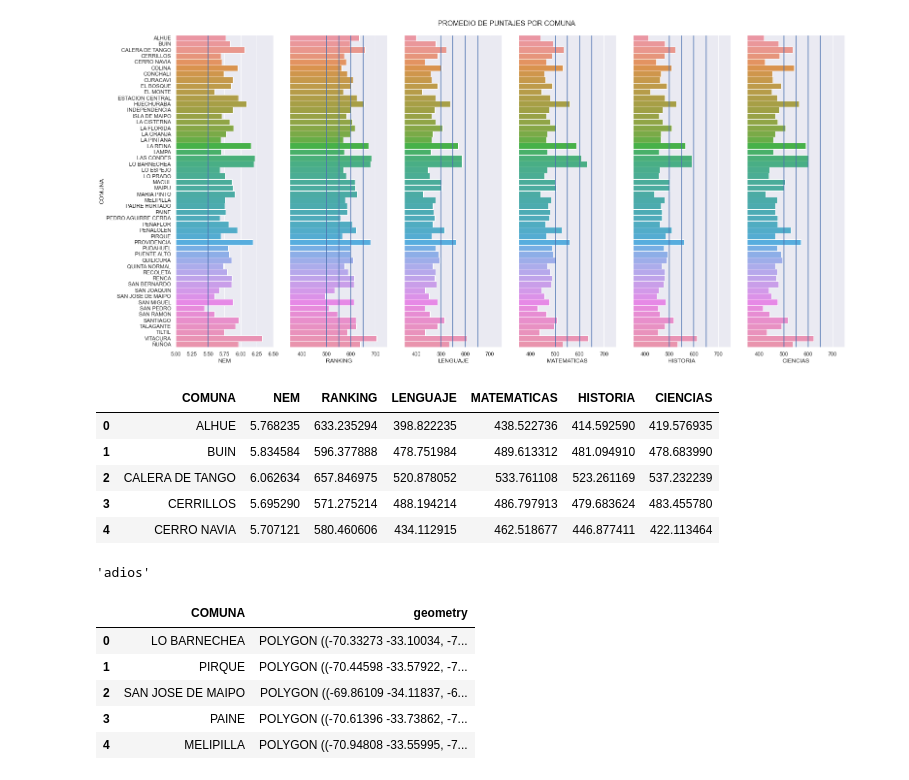
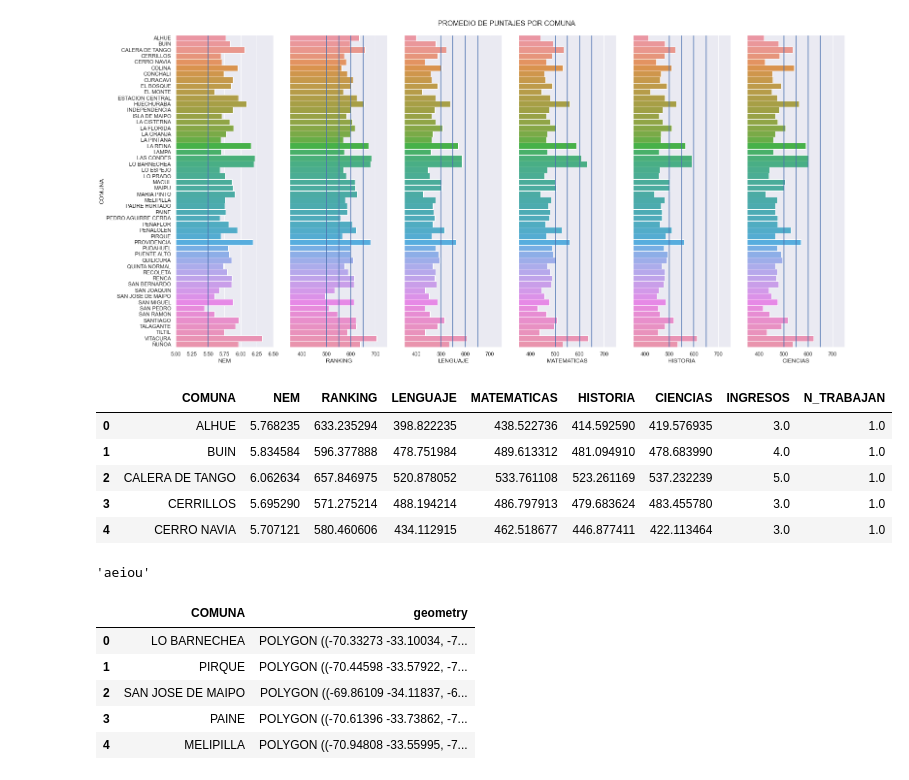
Before and after one commit to cristobalstrange/ProyectoCienciaDatos, a Jupyter notebook: proyecto_cristobal.ipynb, the cells around one changed output. Saved outputs shown, nothing was run; the diff lists cells and outputs as text; code cells hidden in the pictures.

```diff
--- a/proyecto_cristobal.ipynb
+++ b/proyecto_cristobal.ipynb
@@ -5,3 +5,20 @@ import pandas as pd
 import geopandas as gpd
 import matplotlib.pyplot as plt
 import seaborn as sns
+# %%
+df_soc = pd.read_csv("Dataframes/Socioeconomico_2022.csv", delimiter=";")
+df_soc = df_soc[["NOMBRE_COMUNA_DOMICILIO","INGRESO_PERCAPITA_GRUPO_FA","CUANTOS_TRABAJAN_GRUPO_FAM","CODIGO_REGION_DOMICILIO"]]
+
+df_soc = df_soc[df_soc["CODIGO_REGION_DOMICILIO"] == 13].drop(columns="CODIGO_REGION_DOMICILIO")
+
+df_soc.rename(columns={"NOMBRE_COMUNA_DOMICILIO": "COMUNA", "INGRESO_PERCAPITA_GRUPO_FA":"INGRESOS", "CUANTOS_TRABAJAN_GRUPO_FAM": "N_TRABAJAN"}, inplace=True)
+df_soc["INGRESOS"] = df_soc["INGRESOS"].replace("99", np.nan)
+df_soc["INGRESOS"] = df_soc["INGRESOS"].replace(" ", np.nan)
+df_soc.INGRESOS = df_soc.INGRESOS.astype("float32")
+
+df_soc["N_TRABAJAN"] = df_soc["N_TRABAJAN"].replace(16, 0)
+df_soc["N_TRABAJAN"] = df_soc["N_TRABAJAN"].replace(99, np.nan)
+
+df_soc_median = df_soc.groupby(by="COMUNA").median()
+
+df_soc_median.head()
@@ -87,6 +112,10 @@ df_promedio.head()
 | 2 | CALERA DE TANGO | 6.062634 | 657.846975 | 520.878052 | 533.761108 | 523.261169 | 537.232239 |
 | 3 | CERRILLOS | 5.695290 | 571.275214 | 488.194214 | 486.797913 | 479.683624 | 483.455780 |
 | 4 | CERRO NAVIA | 5.707121 | 580.460606 | 434.112915 | 462.518677 | 446.877411 | 422.113464 |
+# %%
+df_todo = df_promedio.merge(df_soc_median, on="COMUNA")
+df_todo.head()
+df_todo.to_csv("Dataframes/promedio_puntajes_pdt.csv", sep=",", index=False)
 # %%
 f, ax = plt.subplots(1,6, figsize=(20,10), sharey=True)
 sns.set(font_scale=1)
@@ -109,14 +138,14 @@ for i in range(0,6):
 # %%
 comunas = gpd.read_file("Dataframes/COMUNA/COMUNAS_2020.shp").to_crs(4326)
 # %%
-df_promedio.head()
+df_todo.head()
 # %% [output]
-|  | COMUNA | NEM | RANKING | LENGUAJE | MATEMATICAS | HISTORIA | CIENCIAS |
-| 0 | ALHUE | 5.768235 | 633.235294 | 398.822235 | 438.522736 | 414.592590 | 419.576935 |
-| 1 | BUIN | 5.834584 | 596.377888 | 478.751984 | 489.613312 | 481.094910 | 478.683990 |
-| 2 | CALERA DE TANGO | 6.062634 | 657.846975 | 520.878052 | 533.761108 | 523.261169 | 537.232239 |
-| 3 | CERRILLOS | 5.695290 | 571.275214 | 488.194214 | 486.797913 | 479.683624 | 483.455780 |
-| 4 | CERRO NAVIA | 5.707121 | 580.460606 | 434.112915 | 462.518677 | 446.877411 | 422.113464 |
+|  | COMUNA | NEM | RANKING | LENGUAJE | MATEMATICAS | HISTORIA | CIENCIAS | INGRESOS | N_TRABAJAN |
+| 0 | ALHUE | 5.768235 | 633.235294 | 398.822235 | 438.522736 | 414.592590 | 419.576935 | 3.0 | 1.0 |
+| 1 | BUIN | 5.834584 | 596.377888 | 478.751984 | 489.613312 | 481.094910 | 478.683990 | 4.0 | 1.0 |
+| 2 | CALERA DE TANGO | 6.062634 | 657.846975 | 520.878052 | 533.761108 | 523.261169 | 537.232239 | 5.0 | 1.0 |
+| 3 | CERRILLOS | 5.695290 | 571.275214 | 488.194214 | 486.797913 | 479.683624 | 483.455780 | 3.0 | 1.0 |
+| 4 | CERRO NAVIA | 5.707121 | 580.460606 | 434.112915 | 462.518677 | 446.877411 | 422.113464 | 3.0 | 1.0 |
 # %%
 def limpiar(string):
     r = ""
@@ -135,7 +164,7 @@ def limpiar(string):
             r+=i
     return r
 
-limpiar("adiós")
+limpiar("áéíóú")
 # %% [output]
-'adios'
+'aeiou'
 # %%
```
Also changed, not shown: parts of 5 cells of this notebook, 1 other file.
